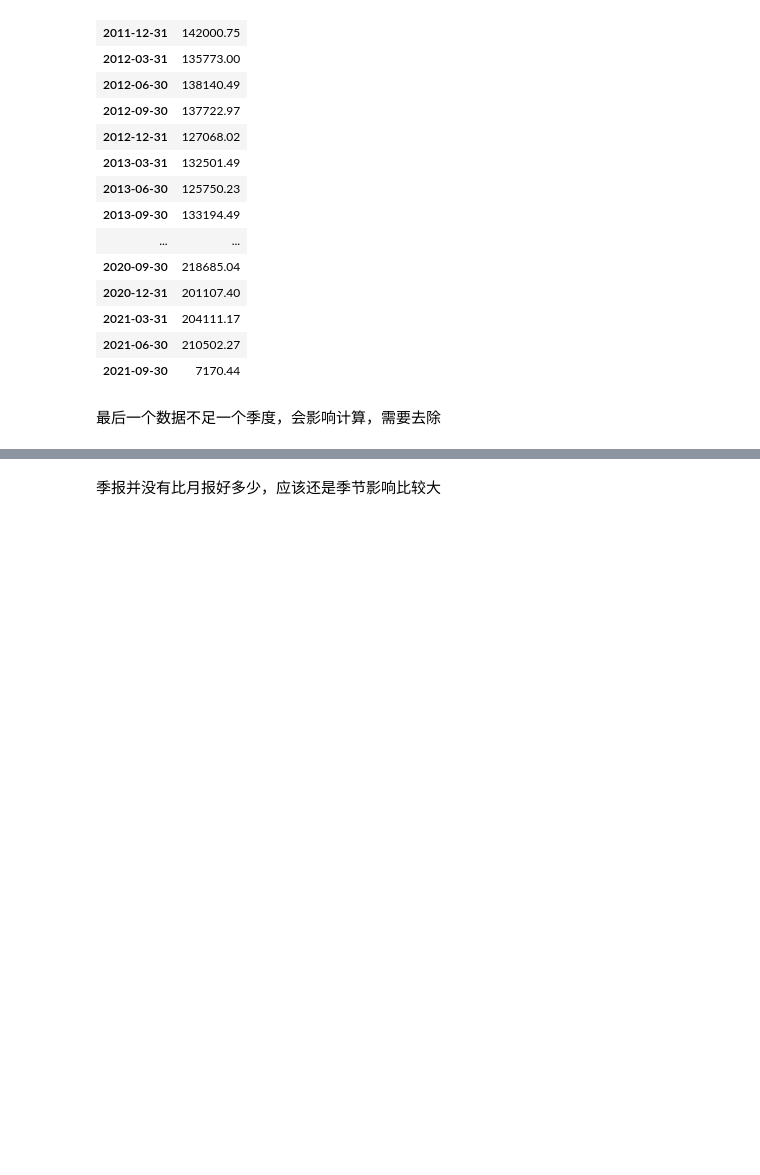
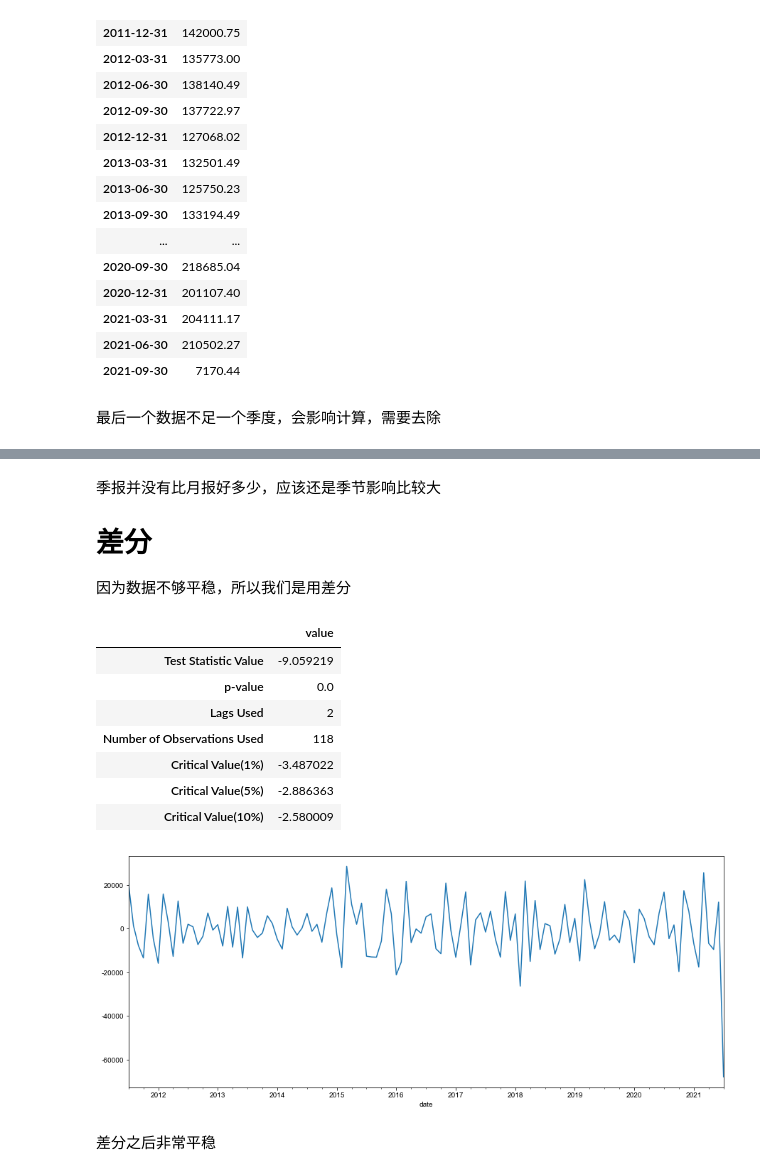
Before and after one commit to thales-ucas/zeal, a Jupyter notebook: ts.ipynb, the cells around one changed output, grey strips where cells are left out. Drawn from its saved outputs; the diff is of its cells as text; code cells hidden in the pictures; blank space fills up the shorter version.

```diff
--- a/ts.ipynb
+++ b/ts.ipynb
@@ -359,2 +359,24 @@ dickey(season)
 # %% [markdown]
 季报并没有比月报好多少，应该还是季节影响比较大
+
+
+# 差分
+
+
+因为数据不够平稳，所以我们是用差分
+# %%
+diff = month['share'].diff().dropna()
+diff.plot(figsize=(15, 6))
+dickey(diff)
+# %% [output]
+|  | value |
+| Test Statistic Value | -9.059219 |
+| p-value | 0.0 |
+| Lags Used | 2 |
+| Number of Observations Used | 118 |
+| Critical Value(1%) | -3.487022 |
+| Critical Value(5%) | -2.886363 |
+| Critical Value(10%) | -2.580009 |
+[figure, added]
+# %% [markdown]
+差分之后非常平稳
```
Also changed, not shown: parts of 4 cells of this notebook.
